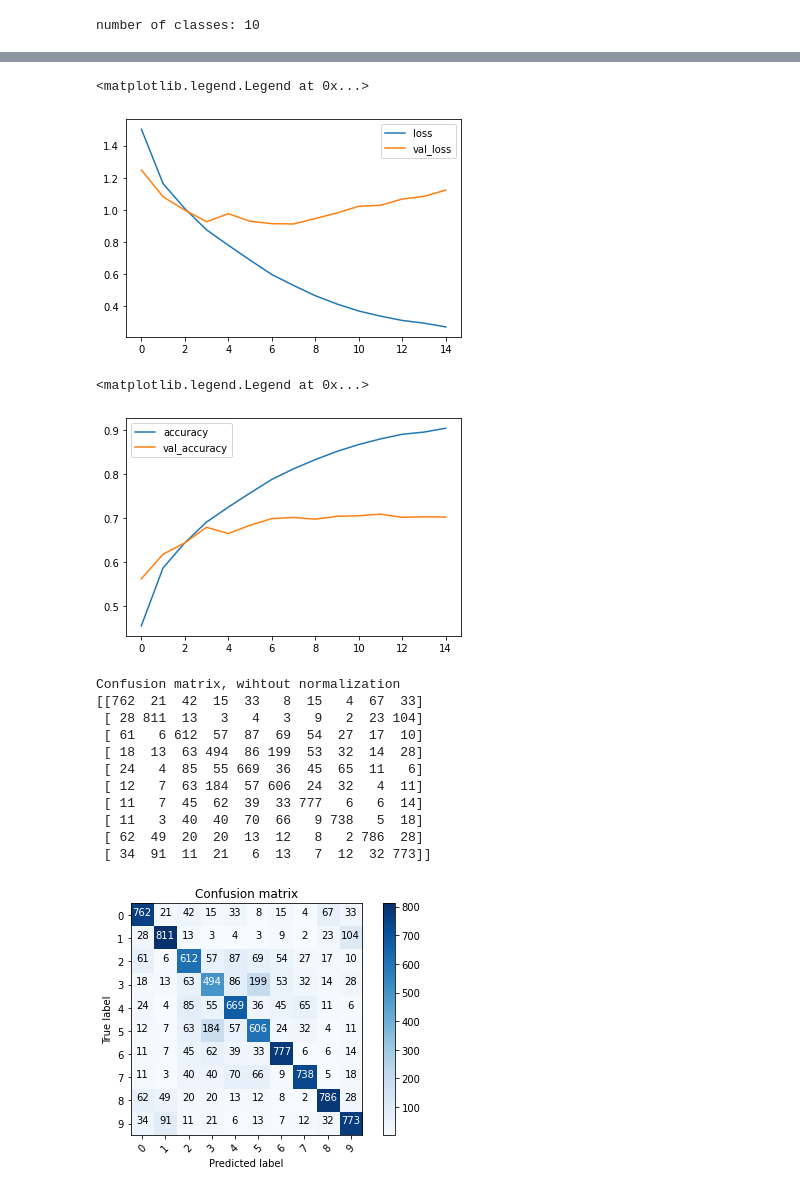
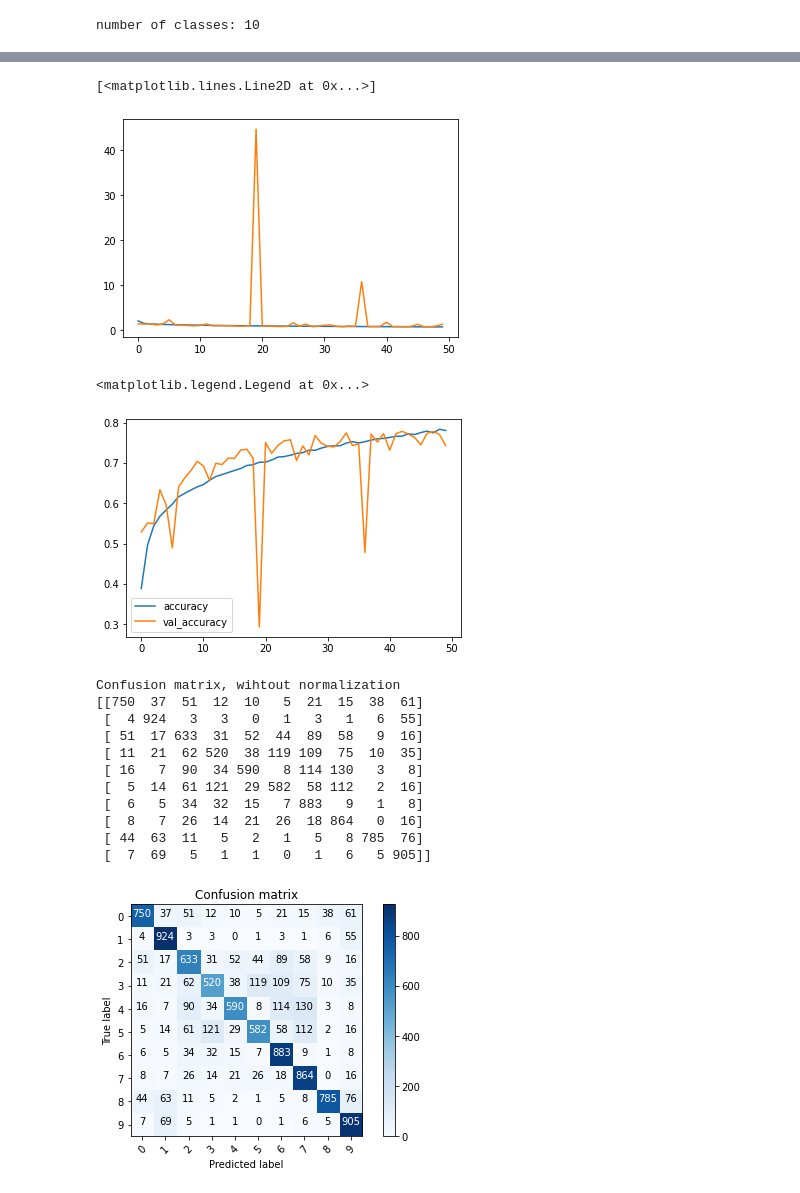
Before and after one commit to ricky4918/Tensorflow-2.0-Deep-Learning-and-Artificial-Intelligence, a Jupyter notebook: Convolutional Neural Network/CNN_For_CIFAR_10.ipynb, the cells around one changed output, grey strips where cells are left out. Cells and saved outputs as stored; diff of their text form; code cells hidden in the pictures.

```diff
--- a/Convolutional Neural Network/CNN_For_CIFAR_10.ipynb
+++ b/Convolutional Neural Network/CNN_For_CIFAR_10.ipynb
@@ -29,9 +29,30 @@ print("number of classes:", K)
 number of classes: 10
 # %%
 i = Input(shape = x_train[0].shape)
-x = Conv2D(32,(3,3), strides = 2, activation = 'relu')(i)
-x = Conv2D(64,(3,3), strides = 2, activation = 'relu')(x)
-x = Conv2D(128,(3,3), strides = 2, activation = 'relu')(x)
+# x = Conv2D(32,(3,3), strides = 2, activation = 'relu')(i)
+# x = Conv2D(64,(3,3), strides = 2, activation = 'relu')(x)
+# x = Conv2D(128,(3,3), strides = 2, activation = 'relu')(x)
+
+x = Conv2D(32,(3,3), activation = 'relu', padding = 'same')(i)
+x = BatchNormalization()(x)
+x = Conv2D(32,(3,3), activation = 'relu', padding = 'same')(x)
+x = BatchNormalization()(x)
+x = MaxPooling2D((2,2))(x)
+
+x = Conv2D(64,(3,3), activation = 'relu', padding = 'same')(i)
+x = BatchNormalization()(x)
+x = Conv2D(64,(3,3), activation = 'relu', padding = 'same')(x)
+x = BatchNormalization()(x)
+x = MaxPooling2D((2,2))(x)
+
+x = Conv2D(128,(3,3), activation = 'relu', padding = 'same')(i)
+x = BatchNormalization()(x)
+x = Conv2D(128,(3,3), activation = 'relu', padding = 'same')(x)
+x = BatchNormalization()(x)
+x = MaxPooling2D((2,2))(x)
+
+
+
 x = Flatten()(x)
 x = Dropout(0.2)(x)
 x = Dense(1024, activation = 'relu')(x)
@@ -41,4 +62,4 @@ x = Dense(K, activation = 'softmax')(x)
 model = Model(i,x)
 # %%
 model.compile(optimizer='adam', loss = 'sparse_categorical_crossentropy', metrics=['accuracy'])
-r = model.fit(x_train,y_train, validation_data = (x_test, y_test), epochs=15)
+r = model.fit(x_train,y_train, validation_data = (x_test, y_test), epochs=50)
@@ -62,0 +66,7 @@ Epoch 15/15
+# %%
+model.compile(optimizer='adam', loss = 'sparse_categorical_crossentropy', metrics=['accuracy'])
+batch_size = 32
+data_generator = tf.keras.preprocessing.image.ImageDataGenerator(width_shift_range=0.1, height_shift_range=0.1, horizontal_flip= True)
+train_generater = data_generator.flow(x_train, y_train, batch_size)
+steps_per_epoch = x_train.shape[0] // batch_size
+r = model.fit_generator(train_generater, validation_data = (x_test, y_test), steps_per_epoch=steps_per_epoch, epochs=50)
@@ -63,17 +91,16 @@ Epoch 15/15
 # %%
 plt.plot(r.history['loss'], label = 'loss')
 plt.plot(r.history['val_loss'], label = 'val_loss')
-plt.legend()
 # %% [output]
-<matplotlib.legend.Legend at 0x...>
+[<matplotlib.lines.Line2D at 0x...>]
-[figure, old version]
+[figure, new version]
 # %%
 plt.plot(r.history['accuracy'], label = 'accuracy')
 plt.plot(r.history['val_accuracy'], label = 'val_accuracy')
 plt.legend()
 # %% [output]
 <matplotlib.legend.Legend at 0x...>
-[figure, old version]
+[figure, new version]
 # %%
 def plot_confusion_matirx(cm, classes, normalize = False, title = 'Confusion matrix', cmap = plt.cm.Blues):
 
@@ -110,17 +137,17 @@ cm = confusion_matrix(y_test, p_test)
 plot_confusion_matirx(cm, list(range(10)))
 # %% [output]
 Confusion matrix, wihtout normalization
-[[762  21  42  15  33   8  15   4  67  33]
- [ 28 811  13   3   4   3   9   2  23 104]
- [ 61   6 612  57  87  69  54  27  17  10]
- [ 18  13  63 494  86 199  53  32  14  28]
- [ 24   4  85  55 669  36  45  65  11   6]
- [ 12   7  63 184  57 606  24  32   4  11]
- [ 11   7  45  62  39  33 777   6   6  14]
- [ 11   3  40  40  70  66   9 738   5  18]
- [ 62  49  20  20  13  12   8   2 786  28]
- [ 34  91  11  21   6  13   7  12  32 773]]
+[[750  37  51  12  10   5  21  15  38  61]
+ [  4 924   3   3   0   1   3   1   6  55]
+ [ 51  17 633  31  52  44  89  58   9  16]
+ [ 11  21  62 520  38 119 109  75  10  35]
+ [ 16   7  90  34 590   8 114 130   3   8]
+ [  5  14  61 121  29 582  58 112   2  16]
+ [  6   5  34  32  15   7 883   9   1   8]
+ [  8   7  26  14  21  26  18 864   0  16]
+ [ 44  63  11   5   2   1   5   8 785  76]
+ [  7  69   5   1   1   0   1   6   5 905]]
-[figure, old version]
+[figure, new version]
 # %%
 labels = '''airplane
 automobile
```
Also changed, not shown: parts of 6 cells of this notebook.
